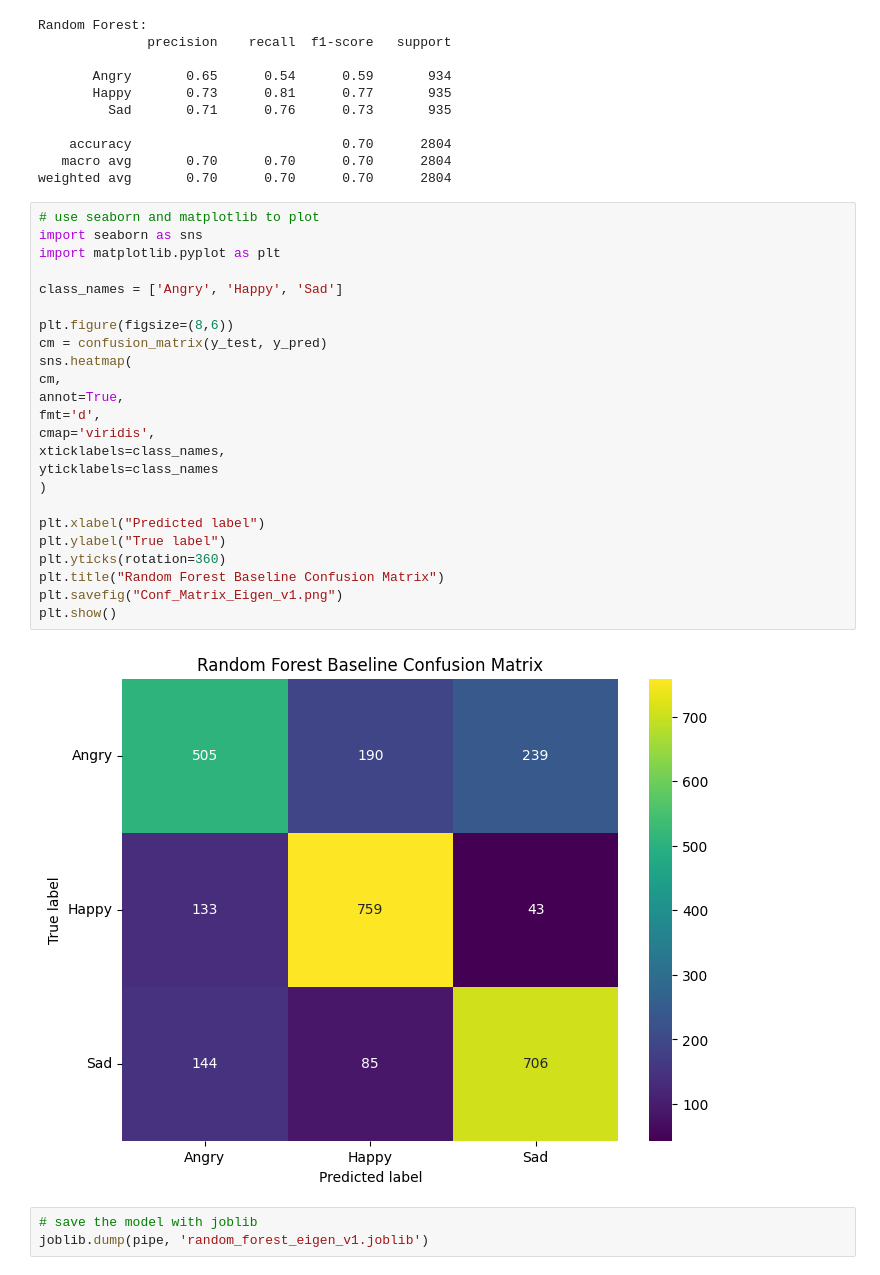
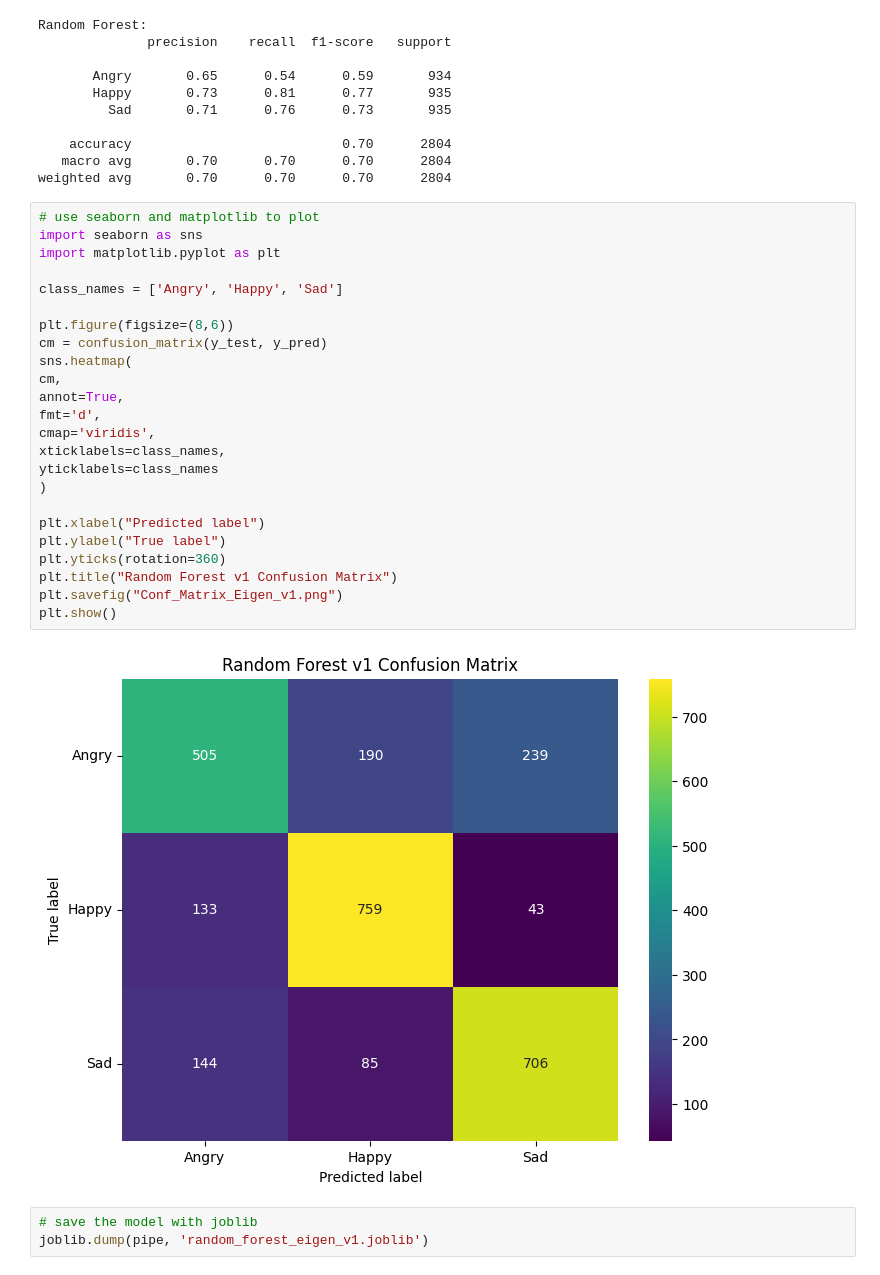
Before and after one commit to malaikagalvan/Capstone-DATA4381, a Jupyter notebook: Model_Revisions/Rand_Forest_Eigenfaces_umap_v1.ipynb, the cells around one changed output. Saved outputs shown, nothing was run; the diff lists cells and outputs as text.

```diff
--- a/Model_Revisions/Rand_Forest_Eigenfaces_umap_v1.ipynb
+++ b/Model_Revisions/Rand_Forest_Eigenfaces_umap_v1.ipynb
@@ -458,29 +458,29 @@ weighted avg       0.70      0.70      0.70      2804
 # %%
 # use seaborn and matplotlib to plot
 import seaborn as sns
 import matplotlib.pyplot as plt
 
 class_names = ['Angry', 'Happy', 'Sad']
 
 plt.figure(figsize=(8,6))
 cm = confusion_matrix(y_test, y_pred)
 sns.heatmap(
 cm,
 annot=True,
 fmt='d',
 cmap='viridis',
 xticklabels=class_names,
 yticklabels=class_names
 )
 
 plt.xlabel("Predicted label")
 plt.ylabel("True label")
 plt.yticks(rotation=360)
-plt.title("Random Forest Baseline Confusion Matrix")
+plt.title("Random Forest v1 Confusion Matrix")
 plt.savefig("Conf_Matrix_Eigen_v1.png")
 plt.show()
 # %% [output]
-[figure, old version]
+[figure, new version]
 # %%
 # save the model with joblib
 joblib.dump(pipe, 'random_forest_eigen_v1.joblib')
```
Also changed, not shown: parts of 1 cell of this notebook, 4 other files.
